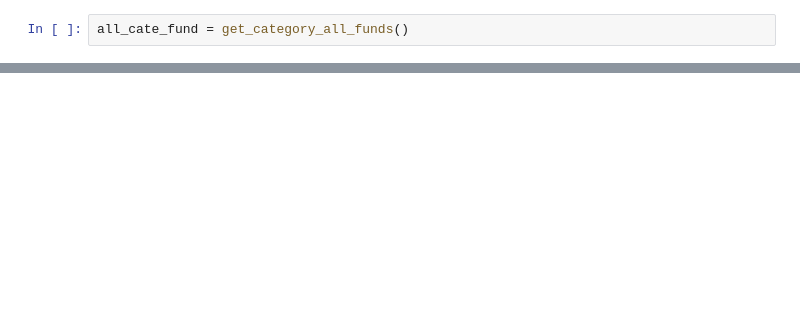
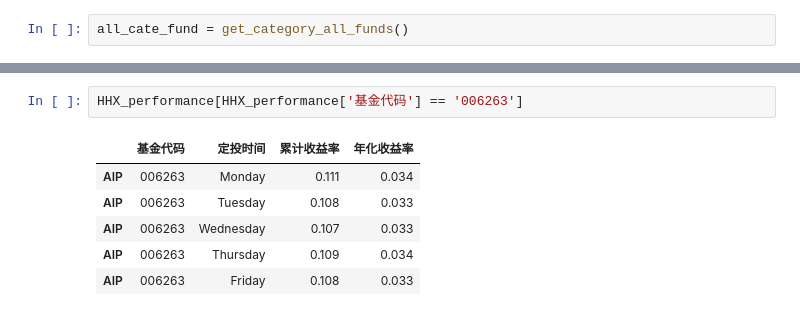
Before and after one commit to Seaaann/MyQuantReserch, a Jupyter notebook: Funds/定投回测.ipynb, the cells around one changed output, grey strips where cells are left out. Saved outputs shown, nothing was run; the diff lists cells and outputs as text; blank space fills up the shorter version.

```diff
--- a/Funds/定投回测.ipynb
+++ b/Funds/定投回测.ipynb
@@ -355,0 +451,9 @@ array([''], dtype=object)
+# %%
+HHX_performance[HHX_performance['基金代码'] == '006263']
+# %% [output]
+|  | 基金代码 | 定投时间 | 累计收益率 | 年化收益率 |
+| AIP | 006263 | Monday | 0.111 | 0.034 |
+| AIP | 006263 | Tuesday | 0.108 | 0.033 |
+| AIP | 006263 | Wednesday | 0.107 | 0.033 |
+| AIP | 006263 | Thursday | 0.109 | 0.034 |
+| AIP | 006263 | Friday | 0.108 | 0.033 |
```
Also changed, not shown: parts of 12 cells of this notebook, 1 other file.
